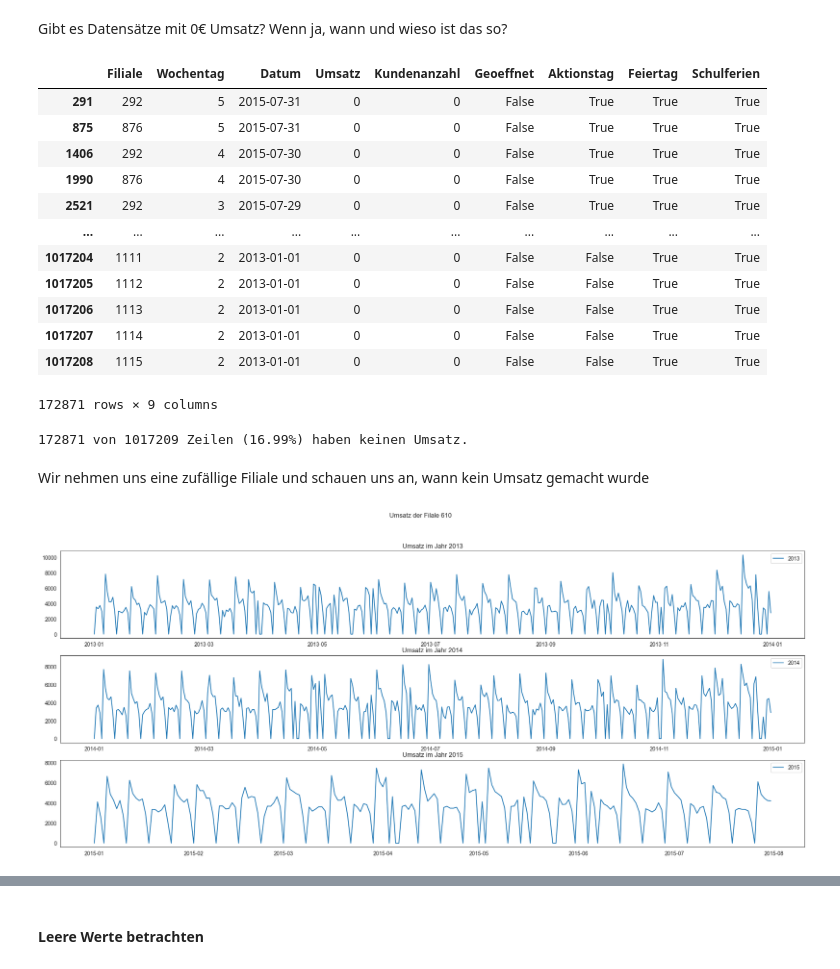
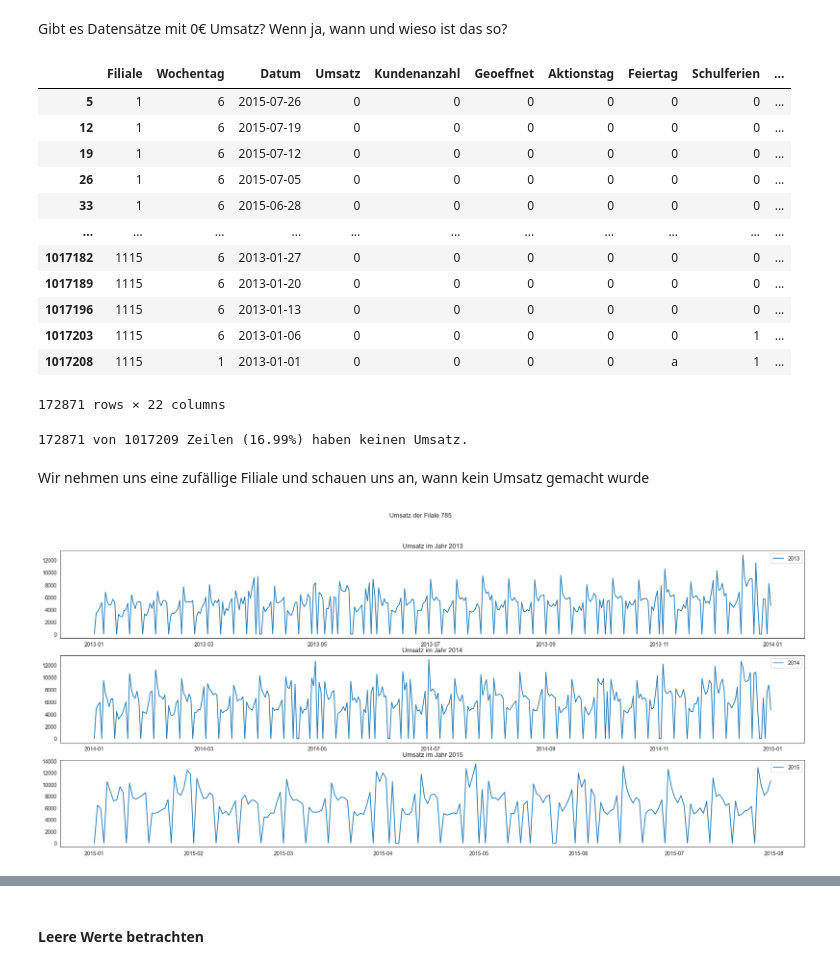
Before and after one commit to AliceKitchkin/Forecasting-Rossmann-Store-Sales, a Jupyter notebook: Forecasting_Notebook.ipynb, the cells around one changed output, grey strips where cells are left out. Saved outputs shown, nothing was run; the diff lists cells and outputs as text; code cells hidden in the pictures.

```diff
--- a/Forecasting_Notebook.ipynb
+++ b/Forecasting_Notebook.ipynb
@@ -332,0 +366,2 @@ dtype: object
+# %%
+train_x_store["Wettbewerberentfernung"].fillna(train_x_store["Wettbewerberentfernung"].median(), inplace=True)
@@ -332,0 +380,3 @@ dtype: object
+# %%
+train_x_store["Aktion_seit_Woche"].fillna(0, inplace=True)
+train_x_store["Aktion_seit_Jahr"].fillna(0, inplace=True)
@@ -335,45 +387,45 @@ dtype: object
 # %% [markdown]
 Gibt es Datensätze mit 0€ Umsatz? Wenn ja, wann und wieso ist das so?
 # %%
-display(train[train.Umsatz==0.0])
+display(train_x_store[train_x_store.Umsatz==0.0])
 
-kein_umsatz_anzahl = train[train.Umsatz==0.0].shape[0]
+kein_umsatz_anzahl = train_x_store[train_x_store.Umsatz==0.0].shape[0]
 
-print(str(kein_umsatz_anzahl) + " von " + str(train.shape[0]) + " Zeilen (" + str(round(kein_umsatz_anzahl/train.shape[0]*100,2)) + "%) haben keinen Umsatz.")
+print(str(kein_umsatz_anzahl) + " von " + str(train_x_store.shape[0]) + " Zeilen (" + str(round(kein_umsatz_anzahl/train_x_store.shape[0]*100,2)) + "%) haben keinen Umsatz.")
 # %% [output]
-|  | Filiale | Wochentag | Datum | Umsatz | Kundenanzahl | Geoeffnet | Aktionstag | Feiertag | Schulferien |
-| 291 | 292 | 5 | 2015-07-31 | 0 | 0 | False | True | True | True |
-| 875 | 876 | 5 | 2015-07-31 | 0 | 0 | False | True | True | True |
-| 1406 | 292 | 4 | 2015-07-30 | 0 | 0 | False | True | True | True |
-| 1990 | 876 | 4 | 2015-07-30 | 0 | 0 | False | True | True | True |
-| 2521 | 292 | 3 | 2015-07-29 | 0 | 0 | False | True | True | True |
-| ... | ... | ... | ... | ... | ... | ... | ... | ... | ... |
-| 1017204 | 1111 | 2 | 2013-01-01 | 0 | 0 | False | False | True | True |
-| 1017205 | 1112 | 2 | 2013-01-01 | 0 | 0 | False | False | True | True |
-| 1017206 | 1113 | 2 | 2013-01-01 | 0 | 0 | False | False | True | True |
-| 1017207 | 1114 | 2 | 2013-01-01 | 0 | 0 | False | False | True | True |
-| 1017208 | 1115 | 2 | 2013-01-01 | 0 | 0 | False | False | True | True |
+|  | Filiale | Wochentag | Datum | Umsatz | Kundenanzahl | Geoeffnet | Aktionstag | Feiertag | Schulferien | ... |
+| 5 | 1 | 6 | 2015-07-26 | 0 | 0 | 0 | 0 | 0 | 0 | ... |
+| 12 | 1 | 6 | 2015-07-19 | 0 | 0 | 0 | 0 | 0 | 0 | ... |
+| 19 | 1 | 6 | 2015-07-12 | 0 | 0 | 0 | 0 | 0 | 0 | ... |
+| 26 | 1 | 6 | 2015-07-05 | 0 | 0 | 0 | 0 | 0 | 0 | ... |
+| 33 | 1 | 6 | 2015-06-28 | 0 | 0 | 0 | 0 | 0 | 0 | ... |
+| ... | ... | ... | ... | ... | ... | ... | ... | ... | ... | ... |
+| 1017182 | 1115 | 6 | 2013-01-27 | 0 | 0 | 0 | 0 | 0 | 0 | ... |
+| 1017189 | 1115 | 6 | 2013-01-20 | 0 | 0 | 0 | 0 | 0 | 0 | ... |
+| 1017196 | 1115 | 6 | 2013-01-13 | 0 | 0 | 0 | 0 | 0 | 0 | ... |
+| 1017203 | 1115 | 6 | 2013-01-06 | 0 | 0 | 0 | 0 | 0 | 1 | ... |
+| 1017208 | 1115 | 1 | 2013-01-01 | 0 | 0 | 0 | 0 | a | 1 | ... |
-172871 rows × 9 columns
+172871 rows × 22 columns
 172871 von 1017209 Zeilen (16.99%) haben keinen Umsatz.
 # %% [markdown]
 Wir nehmen uns eine zufällige Filiale und schauen uns an, wann kein Umsatz gemacht wurde
 # %%
 store_id = store["Filiale"].sample(n=1).values[0]
-sample = train[train["Filiale"]==store_id].copy()
+sample = train_x_store[train_x_store["Filiale"]==store_id].copy()
 gp_sample_by_year = sample.groupby(sample["Datum"].dt.year)
 
 fig, axs = plt.subplots(3)
 fig.set(figheight = 10, figwidth = 25)
 fig.suptitle(f"Umsatz der Filale {store_id}")
 
 for id, sample_year in enumerate(gp_sample_by_year):
     axs[id].plot(sample_year[1]["Datum"], sample_year[1]["Umsatz"], label = sample_year[0])
     axs[id].set_title(f"Umsatz im Jahr {sample_year[0]}")
     axs[id].legend()
 
 plt.show()
 # %% [output]
-[figure, old version]
+[figure, new version]
 # %%
 # Alle Tage, an denen kein Umsatz gemacht wurde, obwohl die Filiale geöffnet war
 kein_umsatz_geoeffnet = train[(train["Umsatz"]==0) & (train["Geoeffnet"]==True)]
```
Also changed, not shown: parts of 23 cells of this notebook.
